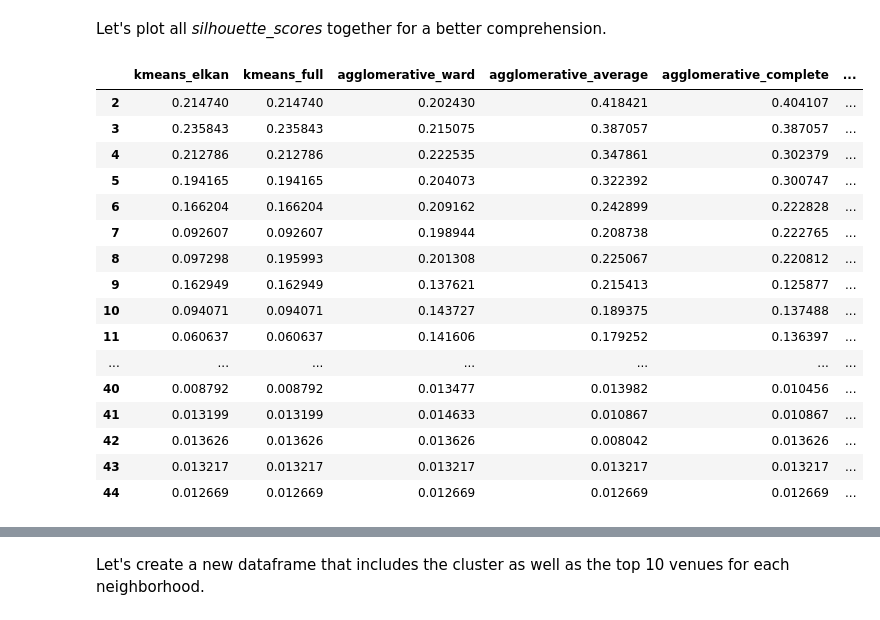
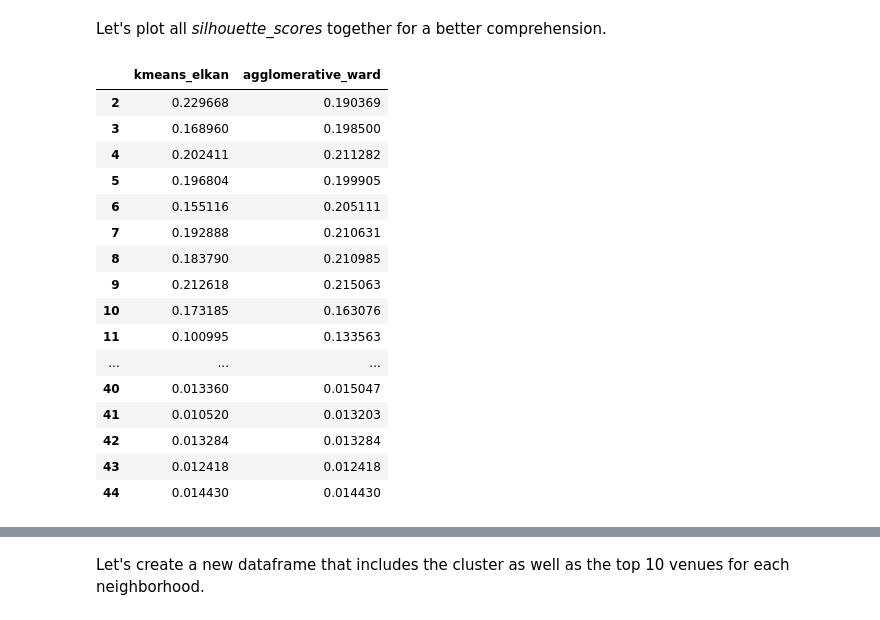
Before and after one commit to dgallo88/Amsterdam_Neighborhoods, a Jupyter notebook: Amsterdam_Neighborhoods.ipynb, the cells around one changed output, grey strips where cells are left out. Cells and saved outputs as stored; diff of their text form; code cells hidden in the pictures.

```diff
--- a/Amsterdam_Neighborhoods.ipynb
+++ b/Amsterdam_Neighborhoods.ipynb
@@ -768,14 +763,14 @@ from sklearn.metrics import silhouette_score
 
 # Best k
 Ks=45
-silhouette_list_kmeans_elkan =  np.zeros((Ks-2))
+silhouette_list_kmeans =  np.zeros((Ks-2))
 
 #Run k-means with different Ks
 for k in range(2,Ks):
-    k_means = KMeans(init = "k-means++", n_clusters = k, n_init = 10, algorithm="elkan", random_state = 0).fit(amsterdam_grouped_clustering)
-    silhouette_list_kmeans_elkan[k-2] = silhouette_score(amsterdam_grouped_clustering, k_means.labels_)
+    k_means = KMeans(init = "k-means++", n_clusters = k, n_init = 10, random_state = 0).fit(amsterdam_grouped_clustering)
+    silhouette_list_kmeans[k-2] = silhouette_score(amsterdam_grouped_clustering, k_means.labels_)
 
-print(silhouette_list_kmeans_elkan)
+print(silhouette_list_kmeans)
 
 k= range(2,Ks)
 
@@ -783,7 +778,7 @@ fig = plt.figure()
 fig.set_figwidth(12) # set width
 fig.set_figheight(6) # set height
 
-plt.plot(k, silhouette_list_kmeans_elkan,'o-')
+plt.plot(k, silhouette_list_kmeans,'o-')
 plt.title('silhouette_score')
 plt.ylabel('silhouette_score')
 plt.xlabel('k')
@@ -802,0 +802,27 @@ plt.show()
+# %%
+from sklearn.cluster import AgglomerativeClustering
+
+# Best k
+Ks=45
+silhouette_list_agglomerative =  np.zeros((Ks-2))
+
+#Run k-means with different Ks
+for k in range(2,Ks):
+    clusterer = AgglomerativeClustering(n_clusters = k, linkage='ward').fit(amsterdam_grouped_clustering)
+    silhouette_list_agglomerative[k-2] = silhouette_score(amsterdam_grouped_clustering, clusterer.labels_)
+
+print(silhouette_list_agglomerative)
+
+k= range(2,Ks)
+
+fig = plt.figure()
+fig.set_figwidth(12) # set width
+fig.set_figheight(6) # set height
+
+plt.plot(k, silhouette_list_agglomerative,'o-')
+plt.title('silhouette_score')
+plt.ylabel('silhouette_score')
+plt.xlabel('k')
+plt.tight_layout()
+plt.xticks(k,k)
+plt.show()
@@ -1010,34 +841,30 @@ Using Agglometative Clustering with linkage *single*, the best silhouette score
 # %% [markdown]
 Let's plot all *silhouette_scores* together for a better comprehension.
 # %%
-data = {'kmeans_elkan': silhouette_list_kmeans_elkan,
-     'kmeans_full': silhouette_list_kmeans_full,
-     'agglomerative_ward': silhouette_list_agglomerative_ward,
-     'agglomerative_average': silhouette_list_agglomerative_average,
-     'agglomerative_complete': silhouette_list_agglomerative_complete,
-     'agglomerative_single': silhouette_list_agglomerative_single
+data = {'kmeans_elkan': silhouette_list_kmeans,
+     'agglomerative_ward': silhouette_list_agglomerative,
     }
 k = range(2,Ks)
 df = pd.DataFrame(data, index = k)
 df
 # %% [output]
-|  | kmeans_elkan | kmeans_full | agglomerative_ward | agglomerative_average | agglomerative_complete | ... |
-| 2 | 0.214740 | 0.214740 | 0.202430 | 0.418421 | 0.404107 | ... |
-| 3 | 0.235843 | 0.235843 | 0.215075 | 0.387057 | 0.387057 | ... |
-| 4 | 0.212786 | 0.212786 | 0.222535 | 0.347861 | 0.302379 | ... |
-| 5 | 0.194165 | 0.194165 | 0.204073 | 0.322392 | 0.300747 | ... |
-| 6 | 0.166204 | 0.166204 | 0.209162 | 0.242899 | 0.222828 | ... |
-| 7 | 0.092607 | 0.092607 | 0.198944 | 0.208738 | 0.222765 | ... |
-| 8 | 0.097298 | 0.195993 | 0.201308 | 0.225067 | 0.220812 | ... |
-| 9 | 0.162949 | 0.162949 | 0.137621 | 0.215413 | 0.125877 | ... |
-| 10 | 0.094071 | 0.094071 | 0.143727 | 0.189375 | 0.137488 | ... |
-| 11 | 0.060637 | 0.060637 | 0.141606 | 0.179252 | 0.136397 | ... |
-| ... | ... | ... | ... | ... | ... | ... |
-| 40 | 0.008792 | 0.008792 | 0.013477 | 0.013982 | 0.010456 | ... |
-| 41 | 0.013199 | 0.013199 | 0.014633 | 0.010867 | 0.010867 | ... |
-| 42 | 0.013626 | 0.013626 | 0.013626 | 0.008042 | 0.013626 | ... |
-| 43 | 0.013217 | 0.013217 | 0.013217 | 0.013217 | 0.013217 | ... |
-| 44 | 0.012669 | 0.012669 | 0.012669 | 0.012669 | 0.012669 | ... |
+|  | kmeans_elkan | agglomerative_ward |
+| 2 | 0.229668 | 0.190369 |
+| 3 | 0.168960 | 0.198500 |
+| 4 | 0.202411 | 0.211282 |
+| 5 | 0.196804 | 0.199905 |
+| 6 | 0.155116 | 0.205111 |
+| 7 | 0.192888 | 0.210631 |
+| 8 | 0.183790 | 0.210985 |
+| 9 | 0.212618 | 0.215063 |
+| 10 | 0.173185 | 0.163076 |
+| 11 | 0.100995 | 0.133563 |
+| ... | ... | ... |
+| 40 | 0.013360 | 0.015047 |
+| 41 | 0.010520 | 0.013203 |
+| 42 | 0.013284 | 0.013284 |
+| 43 | 0.012418 | 0.012418 |
+| 44 | 0.014430 | 0.014430 |
 # %%
 df.plot(kind='line', figsize=(16, 6), xticks=k)
 plt.title('Silhouette Score')
```
Also changed, not shown: parts of 105 cells of this notebook.
